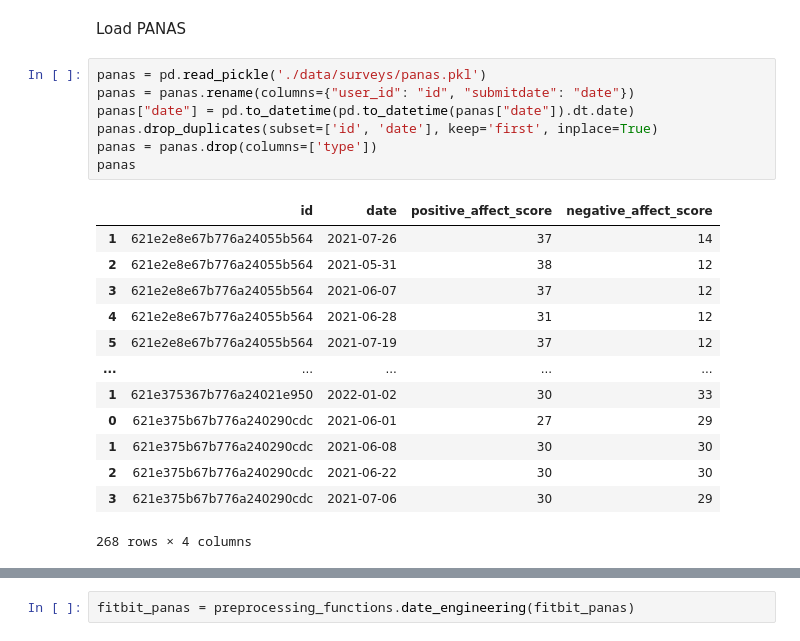
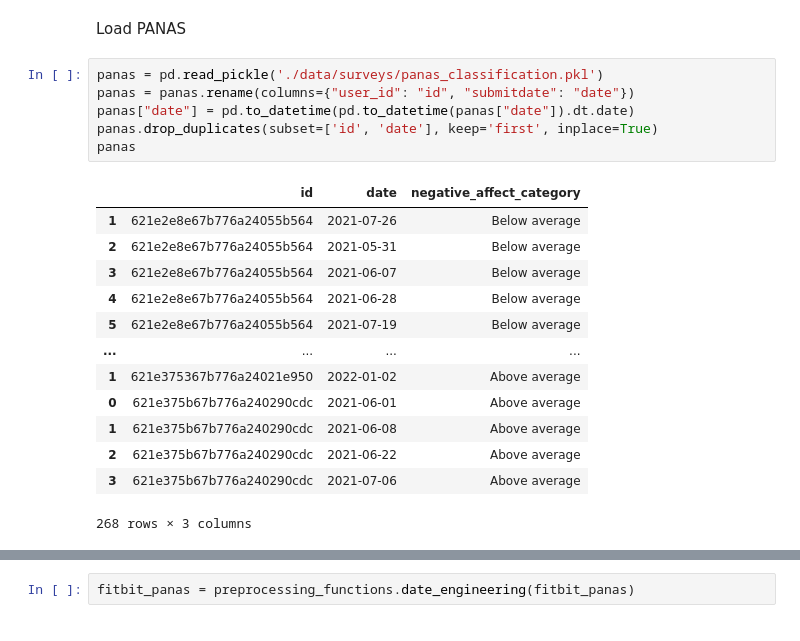
Before and after one commit to kcristinaa/RAIS-miniproject, a Jupyter notebook: fitbit_surveys_pickles.ipynb, the cells around one changed output, grey strips where cells are left out. Cells and saved outputs as stored; diff of their text form.

Commit message:
preprocessing actions and pickles

```diff
--- a/fitbit_surveys_pickles.ipynb
+++ b/fitbit_surveys_pickles.ipynb
@@ -109,26 +109,25 @@ users = list(fitbit['id'].unique())
 # %% [markdown]
 Load PANAS
 # %%
-panas = pd.read_pickle('./data/surveys/panas.pkl')
+panas = pd.read_pickle('./data/surveys/panas_classification.pkl')
 panas = panas.rename(columns={"user_id": "id", "submitdate": "date"})
 panas["date"] = pd.to_datetime(pd.to_datetime(panas["date"]).dt.date)
 panas.drop_duplicates(subset=['id', 'date'], keep='first', inplace=True)
-panas = panas.drop(columns=['type'])
 panas
 # %% [output]
-|  | id | date | positive_affect_score | negative_affect_score |
-| 1 | 621e2e8e67b776a24055b564 | 2021-07-26 | 37 | 14 |
-| 2 | 621e2e8e67b776a24055b564 | 2021-05-31 | 38 | 12 |
-| 3 | 621e2e8e67b776a24055b564 | 2021-06-07 | 37 | 12 |
-| 4 | 621e2e8e67b776a24055b564 | 2021-06-28 | 31 | 12 |
-| 5 | 621e2e8e67b776a24055b564 | 2021-07-19 | 37 | 12 |
-| ... | ... | ... | ... | ... |
-| 1 | 621e375367b776a24021e950 | 2022-01-02 | 30 | 33 |
-| 0 | 621e375b67b776a240290cdc | 2021-06-01 | 27 | 29 |
-| 1 | 621e375b67b776a240290cdc | 2021-06-08 | 30 | 30 |
-| 2 | 621e375b67b776a240290cdc | 2021-06-22 | 30 | 30 |
-| 3 | 621e375b67b776a240290cdc | 2021-07-06 | 30 | 29 |
+|  | id | date | negative_affect_category |
+| 1 | 621e2e8e67b776a24055b564 | 2021-07-26 | Below average |
+| 2 | 621e2e8e67b776a24055b564 | 2021-05-31 | Below average |
+| 3 | 621e2e8e67b776a24055b564 | 2021-06-07 | Below average |
+| 4 | 621e2e8e67b776a24055b564 | 2021-06-28 | Below average |
+| 5 | 621e2e8e67b776a24055b564 | 2021-07-19 | Below average |
+| ... | ... | ... | ... |
+| 1 | 621e375367b776a24021e950 | 2022-01-02 | Above average |
+| 0 | 621e375b67b776a240290cdc | 2021-06-01 | Above average |
+| 1 | 621e375b67b776a240290cdc | 2021-06-08 | Above average |
+| 2 | 621e375b67b776a240290cdc | 2021-06-22 | Above average |
+| 3 | 621e375b67b776a240290cdc | 2021-07-06 | Above average |
-268 rows × 4 columns
+268 rows × 3 columns
 # %%
 fitbit_panas = preprocessing_functions.weekly_fitbit_frequency(panas, fitbit, users)
 fitbit_panas
```
Also changed, not shown: parts of 1 cell of this notebook, 6 other files.
